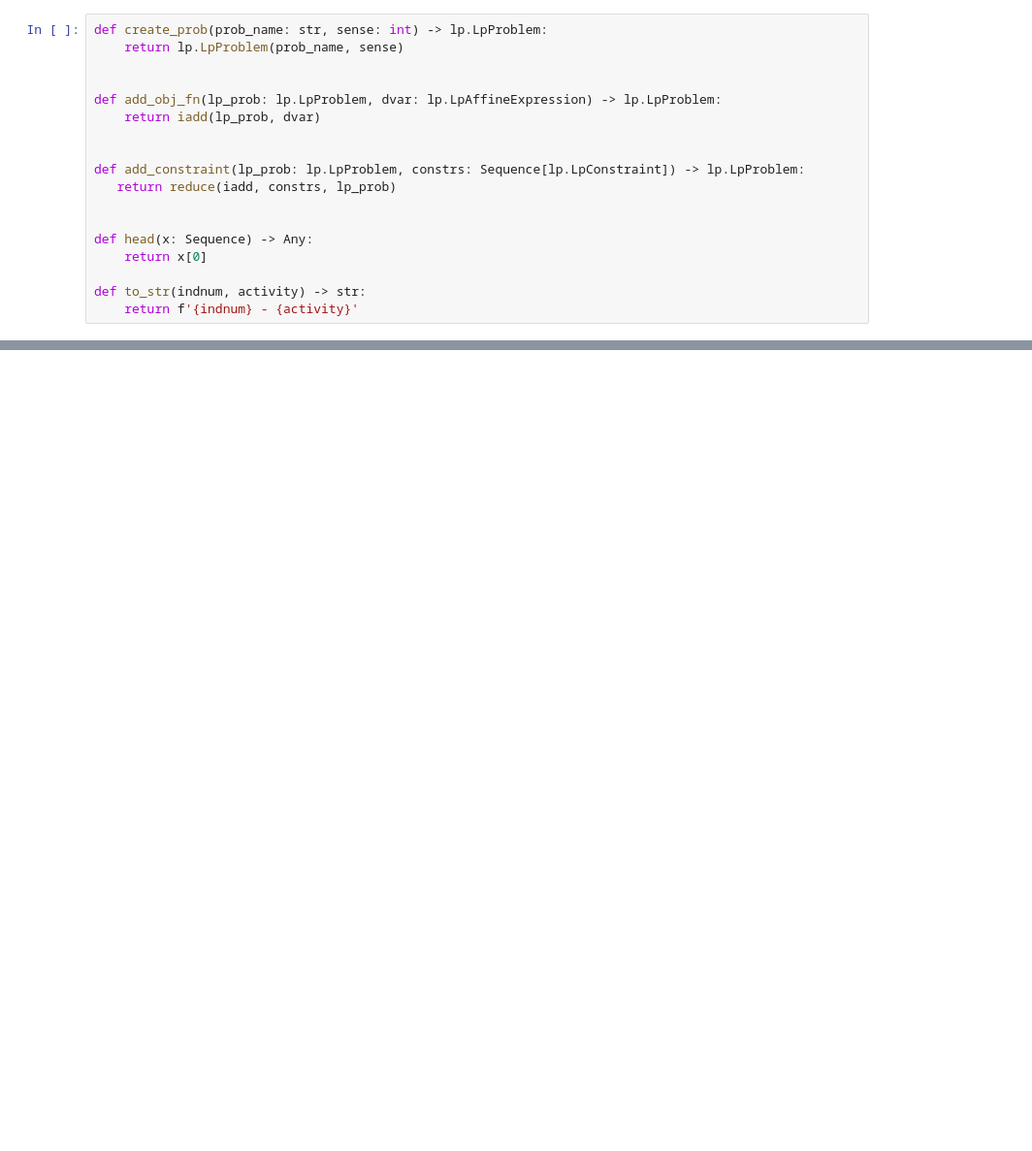
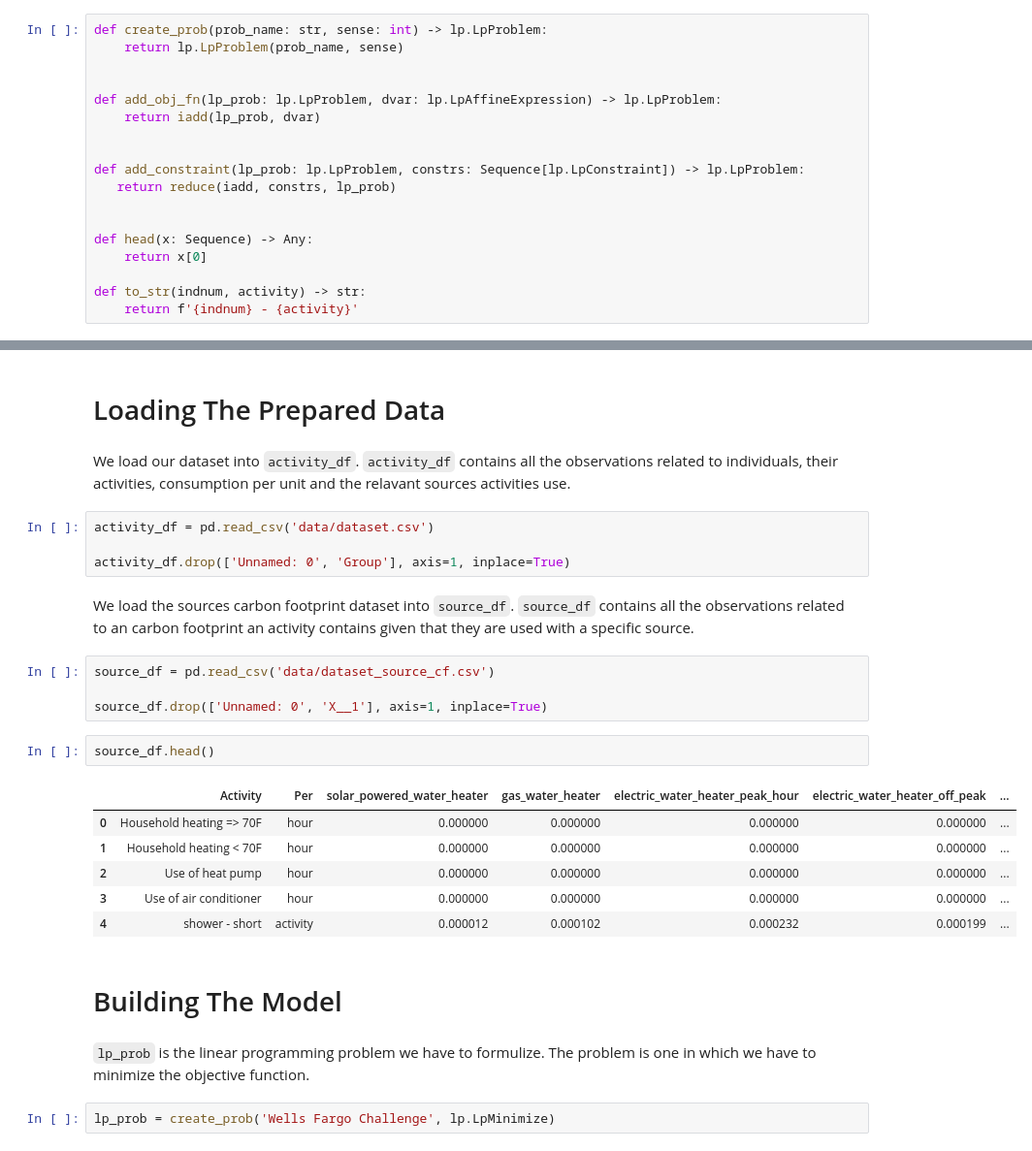
Before and after one commit to nicksspirit/live_green_live_happy, a Jupyter notebook: model_building.ipynb, the cells around one changed output, grey strips where cells are left out. Shown: that part at 97% size. Saved outputs shown, nothing was run; the diff lists cells and outputs as text; blank space fills up the shorter version.

Commit message:
Renamed model building copy2 to the main model building

```diff
--- a/model_building.ipynb
+++ b/model_building.ipynb
@@ -237,0 +29,29 @@ for indv in indv_num:
+# %% [markdown]
+# Loading The Prepared Data
+# %% [markdown]
+We load our dataset into `activity_df`. `activity_df` contains all the observations related to individuals, their activities, consumption per unit and the relavant sources activities use.
+# %%
+activity_df = pd.read_csv('data/dataset.csv')
+
+activity_df.drop(['Unnamed: 0', 'Group'], axis=1, inplace=True)
+# %% [markdown]
+We load the sources carbon footprint dataset into `source_df`. `source_df` contains all the observations related to an carbon footprint an activity contains given that they are used with a specific source.
+# %%
+source_df = pd.read_csv('data/dataset_source_cf.csv')
+
+source_df.drop(['Unnamed: 0', 'X__1'], axis=1, inplace=True)
+# %%
+source_df.head()
+# %% [output]
+|  | Activity | Per | solar_powered_water_heater | gas_water_heater | electric_water_heater_peak_hour | electric_water_heater_off_peak | ... |
+| 0 | Household heating => 70F | hour | 0.000000 | 0.000000 | 0.000000 | 0.000000 | ... |
+| 1 | Household heating < 70F | hour | 0.000000 | 0.000000 | 0.000000 | 0.000000 | ... |
+| 2 | Use of heat pump | hour | 0.000000 | 0.000000 | 0.000000 | 0.000000 | ... |
+| 3 | Use of air conditioner | hour | 0.000000 | 0.000000 | 0.000000 | 0.000000 | ... |
+| 4 | shower - short | activity | 0.000012 | 0.000102 | 0.000232 | 0.000199 | ... |
+# %% [markdown]
+# Building The Model
+# %% [markdown]
+`lp_prob` is the linear programming problem we have to formulize. The problem is one in which we have to minimize the objective function.
+# %%
+lp_prob = create_prob('Wells Fargo Challenge', lp.LpMinimize)
```
Also changed, not shown: parts of 48 cells of this notebook, 1 other file.
